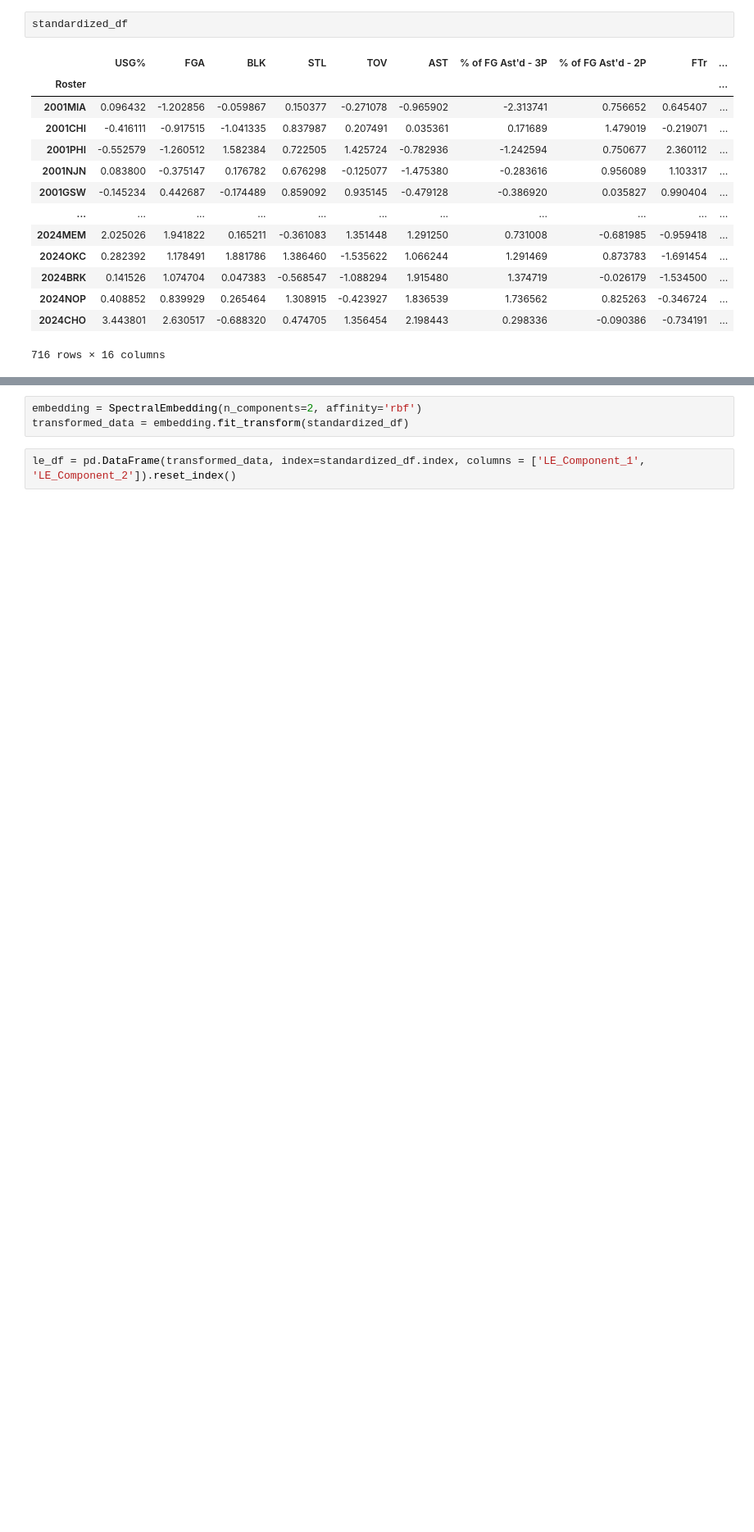
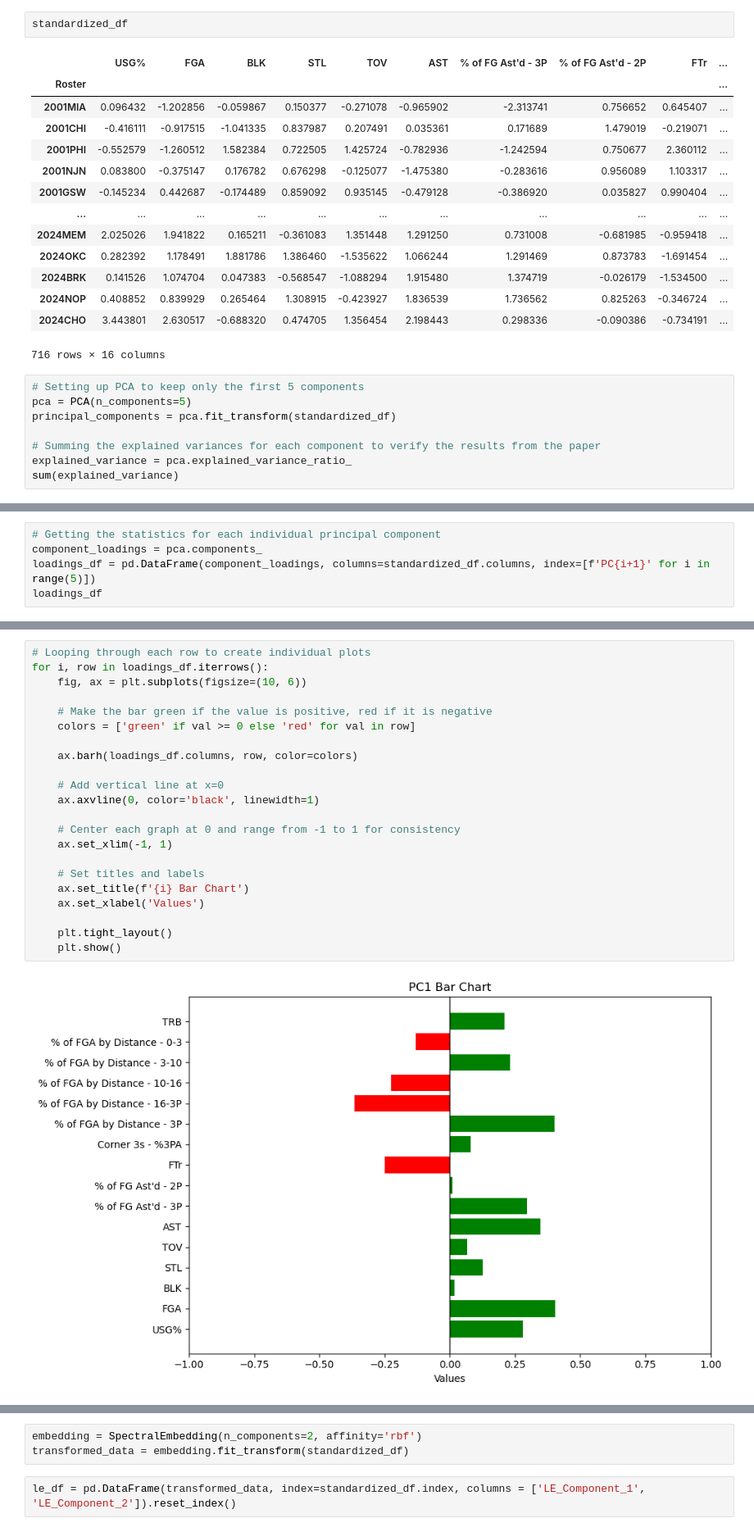
Before and after one commit to matthew-vaught/basketball-playstyle-research, a Jupyter notebook: tSNE and LE Notebooks/Exploring Aggregate Roster Statistics through LE.ipynb, the cells around one changed output, grey strips where cells are left out. Shown at 82% size. Drawn from its saved outputs; the diff is of its cells as text; blank space fills up the shorter version.

```diff
--- a/tSNE and LE Notebooks/Exploring Aggregate Roster Statistics through LE.ipynb
+++ b/tSNE and LE Notebooks/Exploring Aggregate Roster Statistics through LE.ipynb
@@ -148,3 +148,11 @@ standardized_df
 | 2024NOP | 0.408852 | 0.839929 | 0.265464 | 1.308915 | -0.423927 | 1.836539 | 1.736562 | 0.825263 | -0.346724 | ... |
 | 2024CHO | 3.443801 | 2.630517 | -0.688320 | 0.474705 | 1.356454 | 2.198443 | 0.298336 | -0.090386 | -0.734191 | ... |
 716 rows × 16 columns
+# %%
+# Setting up PCA to keep only the first 5 components
+pca = PCA(n_components=5)
+principal_components = pca.fit_transform(standardized_df)
+
+# Summing the explained variances for each component to verify the results from the paper
+explained_variance = pca.explained_variance_ratio_
+sum(explained_variance)
@@ -150,0 +165,5 @@ standardized_df
+# %%
+# Getting the statistics for each individual principal component
+component_loadings = pca.components_
+loadings_df = pd.DataFrame(component_loadings, columns=standardized_df.columns, index=[f'PC{i+1}' for i in range(5)])
+loadings_df
@@ -150,0 +177,24 @@ standardized_df
+# %%
+# Looping through each row to create individual plots
+for i, row in loadings_df.iterrows():
+    fig, ax = plt.subplots(figsize=(10, 6))
+
+    # Make the bar green if the value is positive, red if it is negative
+    colors = ['green' if val >= 0 else 'red' for val in row]
+
+    ax.barh(loadings_df.columns, row, color=colors)
+
+    # Add vertical line at x=0
+    ax.axvline(0, color='black', linewidth=1)
+
+    # Center each graph at 0 and range from -1 to 1 for consistency
+    ax.set_xlim(-1, 1)
+
+    # Set titles and labels
+    ax.set_title(f'{i} Bar Chart')
+    ax.set_xlabel('Values')
+
+    plt.tight_layout()
+    plt.show()
+# %% [output]
+[figure, added]
```
Also changed, not shown: parts of 35 cells of this notebook, 11 other files.
